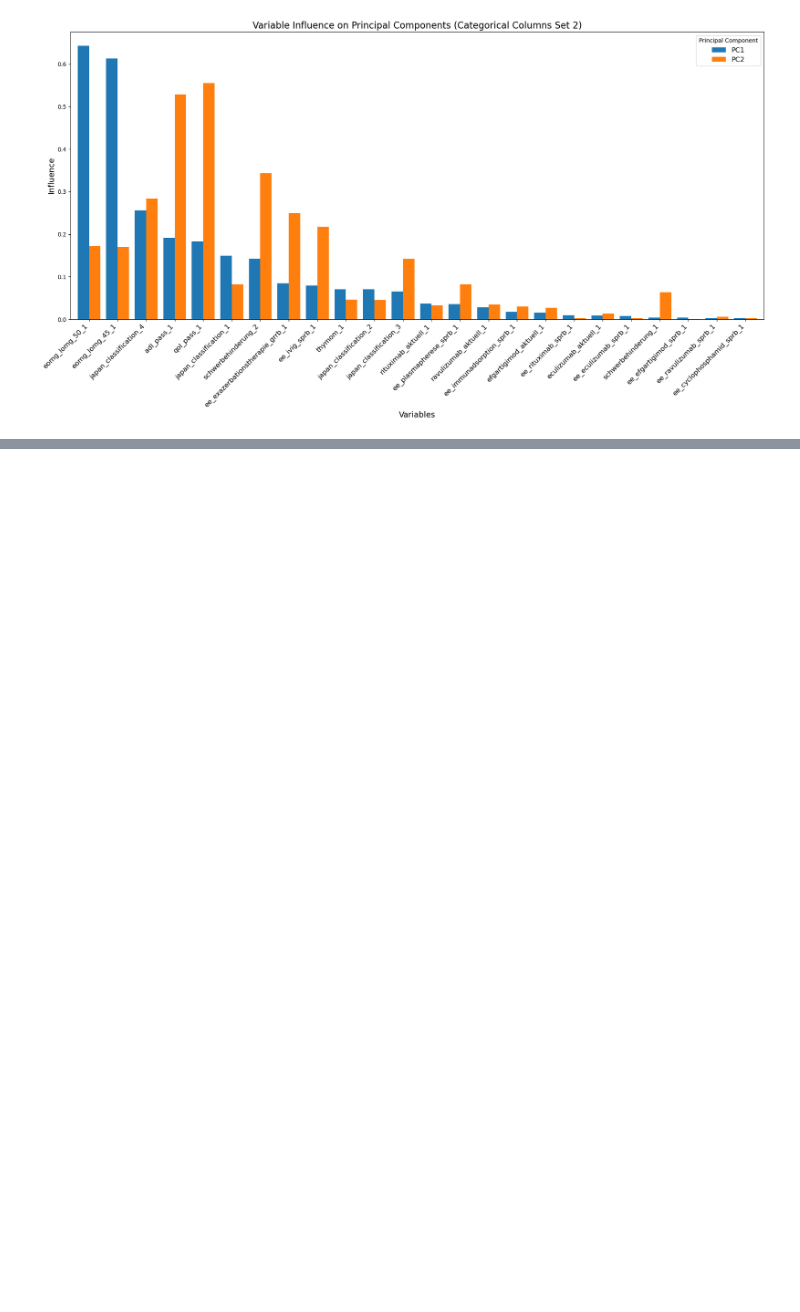
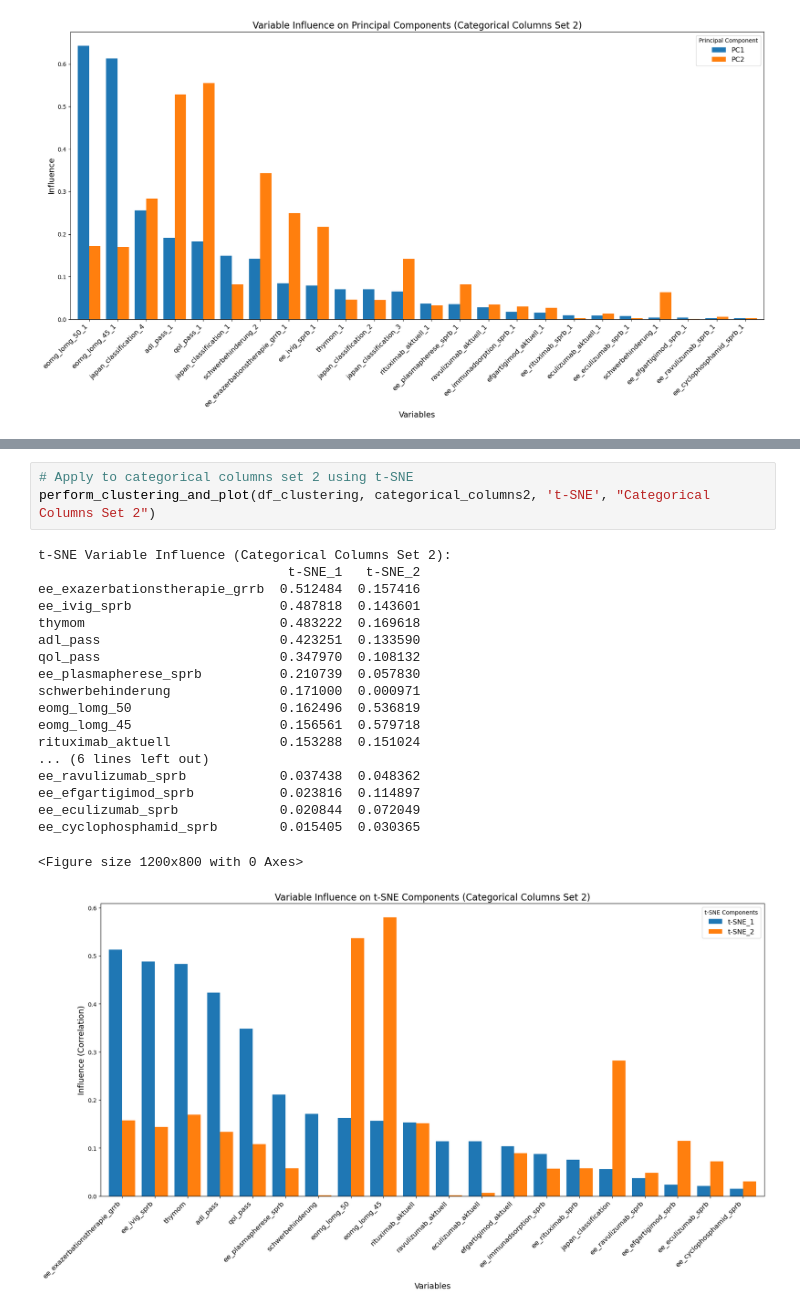
Before and after one commit to mlekhon/seronegative_gender, a Jupyter notebook: Clustering/Clustering.ipynb, the cells around one changed output, grey strips where cells are left out. Cells and saved outputs as stored; diff of their text form; blank space fills up the shorter version.

```diff
--- a/Clustering/Clustering.ipynb
+++ b/Clustering/Clustering.ipynb
@@ -394,0 +497,23 @@ ee_cyclophosphamid_sprb_1        0.002687  0.003200
+# %%
+# Apply to categorical columns set 2 using t-SNE
+perform_clustering_and_plot(df_clustering, categorical_columns2, 't-SNE', "Categorical Columns Set 2")
+# %% [output]
+t-SNE Variable Influence (Categorical Columns Set 2):
+                                t-SNE_1   t-SNE_2
+ee_exazerbationstherapie_grrb  0.512484  0.157416
+ee_ivig_sprb                   0.487818  0.143601
+thymom                         0.483222  0.169618
+adl_pass                       0.423251  0.133590
+qol_pass                       0.347970  0.108132
+ee_plasmapherese_sprb          0.210739  0.057830
+schwerbehinderung              0.171000  0.000971
+eomg_lomg_50                   0.162496  0.536819
+eomg_lomg_45                   0.156561  0.579718
+rituximab_aktuell              0.153288  0.151024
+... (6 lines left out)
+ee_ravulizumab_sprb            0.037438  0.048362
+ee_efgartigimod_sprb           0.023816  0.114897
+ee_eculizumab_sprb             0.020844  0.072049
+ee_cyclophosphamid_sprb        0.015405  0.030365
+<Figure size 1200x800 with 0 Axes>
+[figure, added]
```
Also changed, not shown: parts of 6 cells of this notebook.
